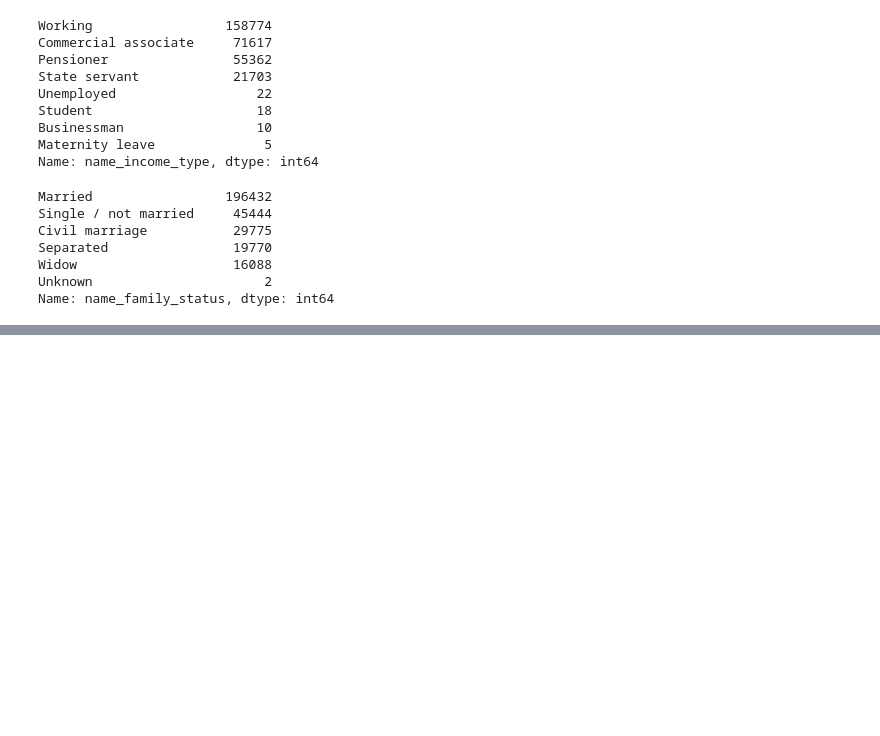
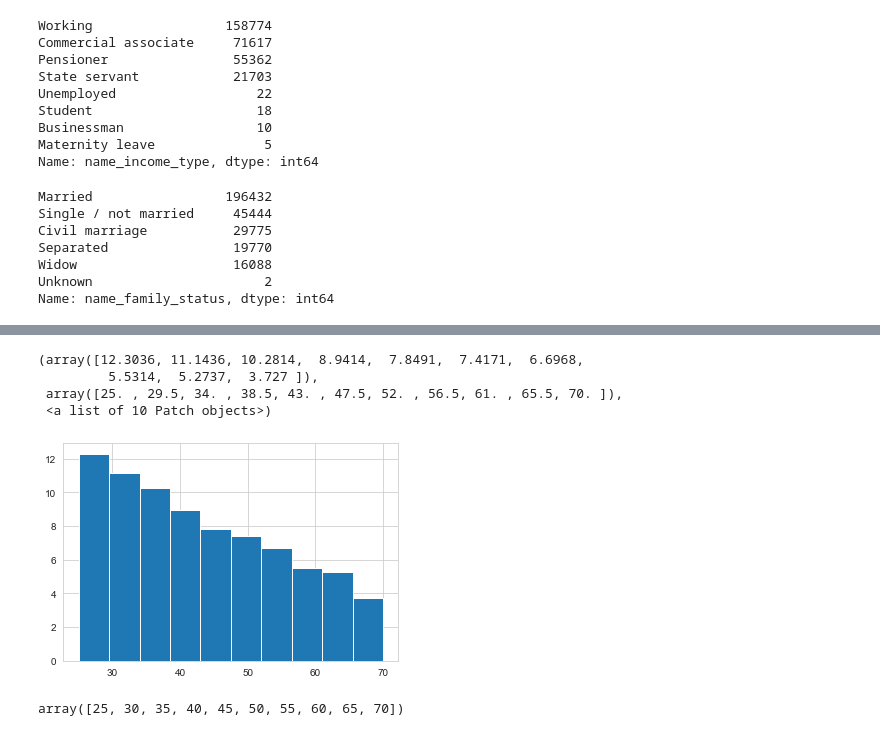
Before and after one commit to gouvs/default_risk, a Jupyter notebook: train_eda.ipynb, the cells around one changed output, grey strips where cells are left out. Saved outputs shown, nothing was run; the diff lists cells and outputs as text; code cells hidden in the pictures; blank space fills up the shorter version.

```diff
--- a/train_eda.ipynb
+++ b/train_eda.ipynb
@@ -297,0 +362,12 @@ Name: name_family_status, dtype: int64
+# %%
+plt.hist(list(np.arange(25,71,5)), 10, weights=default_proportions_by_age)
+# %% [output]
+(array([12.3036, 11.1436, 10.2814,  8.9414,  7.8491,  7.4171,  6.6968,
+         5.5314,  5.2737,  3.727 ]),
+ array([25. , 29.5, 34. , 38.5, 43. , 47.5, 52. , 56.5, 61. , 65.5, 70. ]),
+ <a list of 10 Patch objects>)
+[figure, added]
+# %%
+np.arange(25,7,5)
+# %% [output]
+array([25, 30, 35, 40, 45, 50, 55, 60, 65, 70])
```
Also changed, not shown: parts of 8 cells of this notebook, 1 other file.
